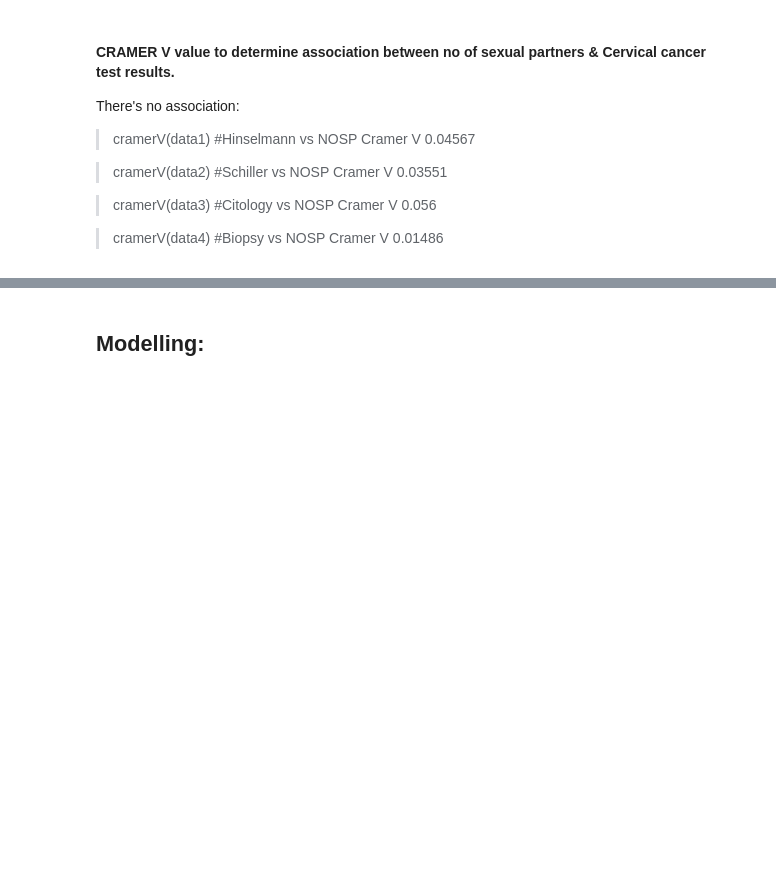
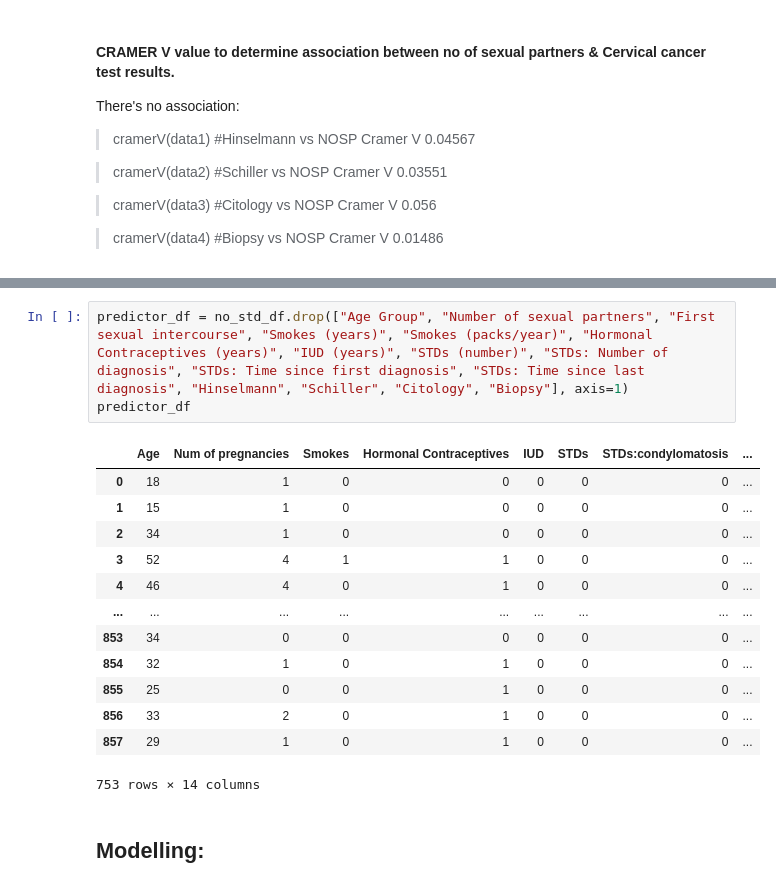
Before and after one commit to sankhadeepriju/Cervical-Cancer-Risk-Factors, a Jupyter notebook: cervical_cancer♥.ipynb, the cells around one changed output, grey strips where cells are left out. Saved outputs shown, nothing was run; the diff lists cells and outputs as text; blank space fills up the shorter version.

```diff
--- a/cervical_cancer♥.ipynb
+++ b/cervical_cancer♥.ipynb
@@ -671,3 +749,20 @@ Cramer V
+# %%
+predictor_df = no_std_df.drop(["Age Group", "Number of sexual partners", "First sexual intercourse", "Smokes (years)", "Smokes (packs/year)", "Hormonal Contraceptives (years)", "IUD (years)", "STDs (number)", "STDs: Number of diagnosis", "STDs: Time since first diagnosis", "STDs: Time since last diagnosis", "Hinselmann", "Schiller", "Citology", "Biopsy"], axis=1)
+predictor_df
+# %% [output]
+|  | Age | Num of pregnancies | Smokes | Hormonal Contraceptives | IUD | STDs | STDs:condylomatosis | ... |
+| 0 | 18 | 1 | 0 | 0 | 0 | 0 | 0 | ... |
+| 1 | 15 | 1 | 0 | 0 | 0 | 0 | 0 | ... |
+| 2 | 34 | 1 | 0 | 0 | 0 | 0 | 0 | ... |
+| 3 | 52 | 4 | 1 | 1 | 0 | 0 | 0 | ... |
+| 4 | 46 | 4 | 0 | 1 | 0 | 0 | 0 | ... |
+| ... | ... | ... | ... | ... | ... | ... | ... | ... |
+| 853 | 34 | 0 | 0 | 0 | 0 | 0 | 0 | ... |
+| 854 | 32 | 1 | 0 | 1 | 0 | 0 | 0 | ... |
+| 855 | 25 | 0 | 0 | 1 | 0 | 0 | 0 | ... |
+| 856 | 33 | 2 | 0 | 1 | 0 | 0 | 0 | ... |
+| 857 | 29 | 1 | 0 | 1 | 0 | 0 | 0 | ... |
+753 rows × 14 columns
 # %% [markdown]
 ## Modelling:
 # %% [markdown]
```
Also changed, not shown: parts of 9 cells of this notebook.
